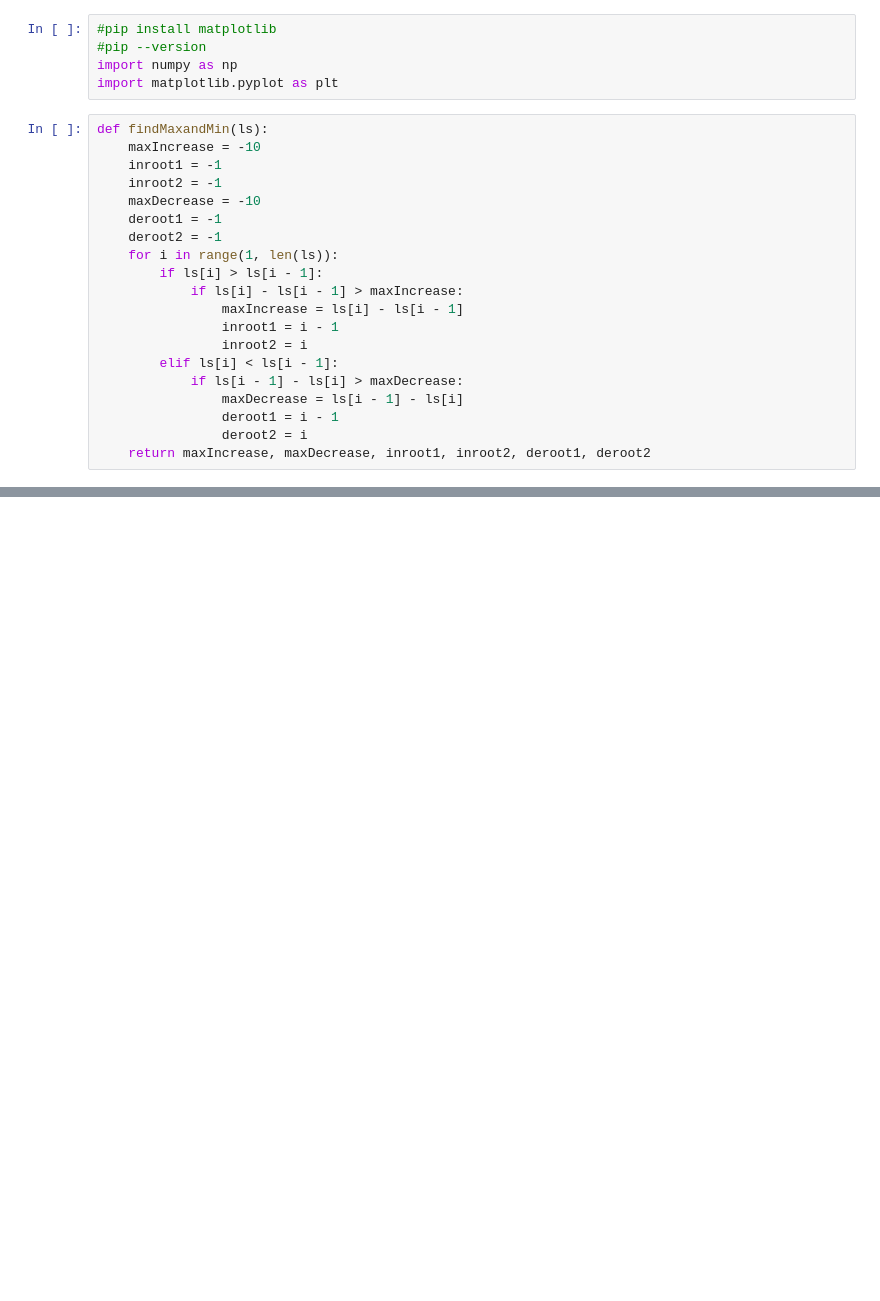
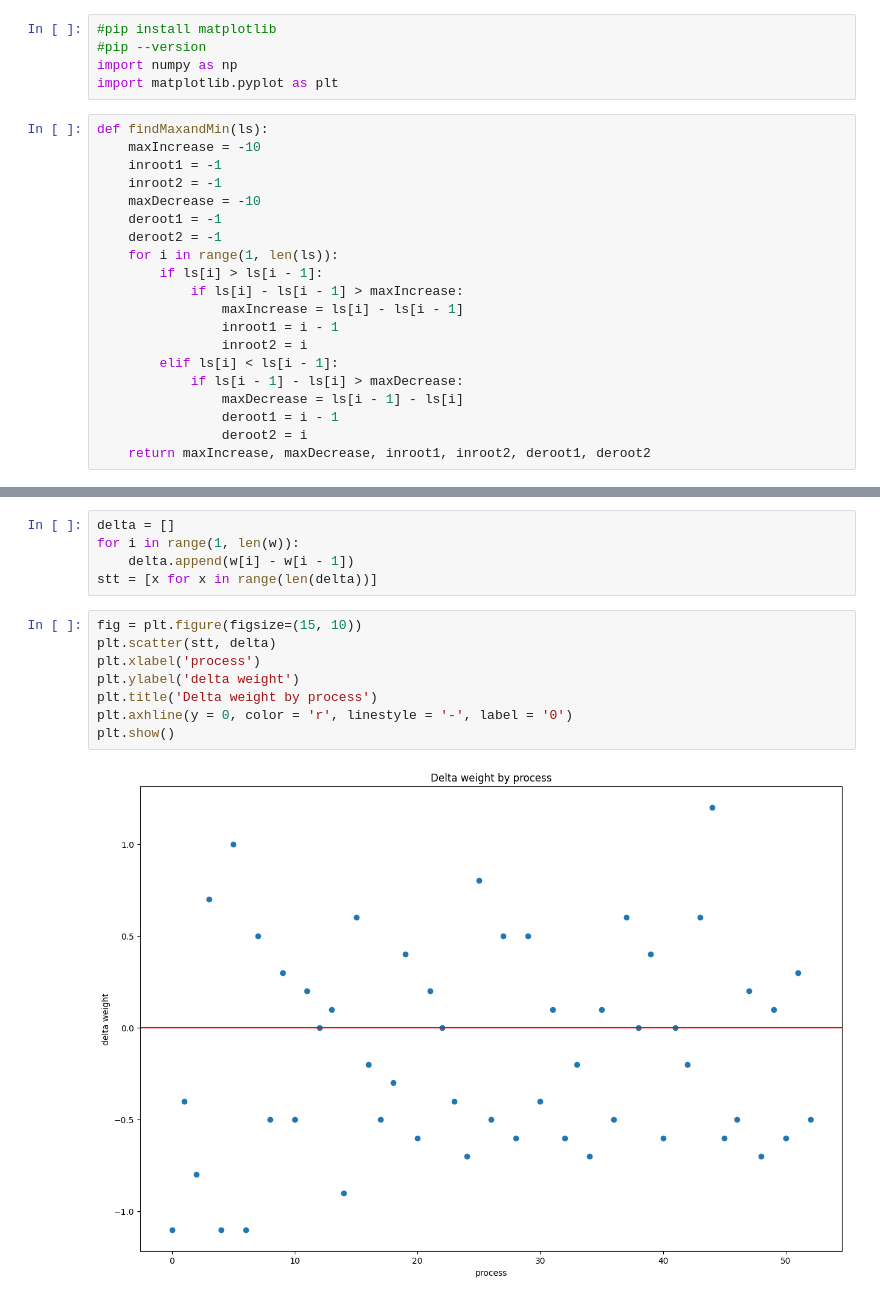
Before and after one commit to thanhbl-hust/Data-structures-and-Algorithms, a Jupyter notebook: train_12_1/weights.ipynb, the cells around one changed output, grey strips where cells are left out. Cells and saved outputs as stored; diff of their text form; blank space fills up the shorter version.

```diff
--- a/train_12_1/weights.ipynb
+++ b/train_12_1/weights.ipynb
@@ -98,0 +102,15 @@ Total weight decrease: 6.4 (kg) after 52 process.
+# %%
+delta = []
+for i in range(1, len(w)):
+    delta.append(w[i] - w[i - 1])
+stt = [x for x in range(len(delta))]
+# %%
+fig = plt.figure(figsize=(15, 10))
+plt.scatter(stt, delta)
+plt.xlabel('process')
+plt.ylabel('delta weight')
+plt.title('Delta weight by process')
+plt.axhline(y = 0, color = 'r', linestyle = '-', label = '0')
+plt.show()
+# %% [output]
+[figure, added]
```
Also changed, not shown: parts of 1 cell of this notebook.
